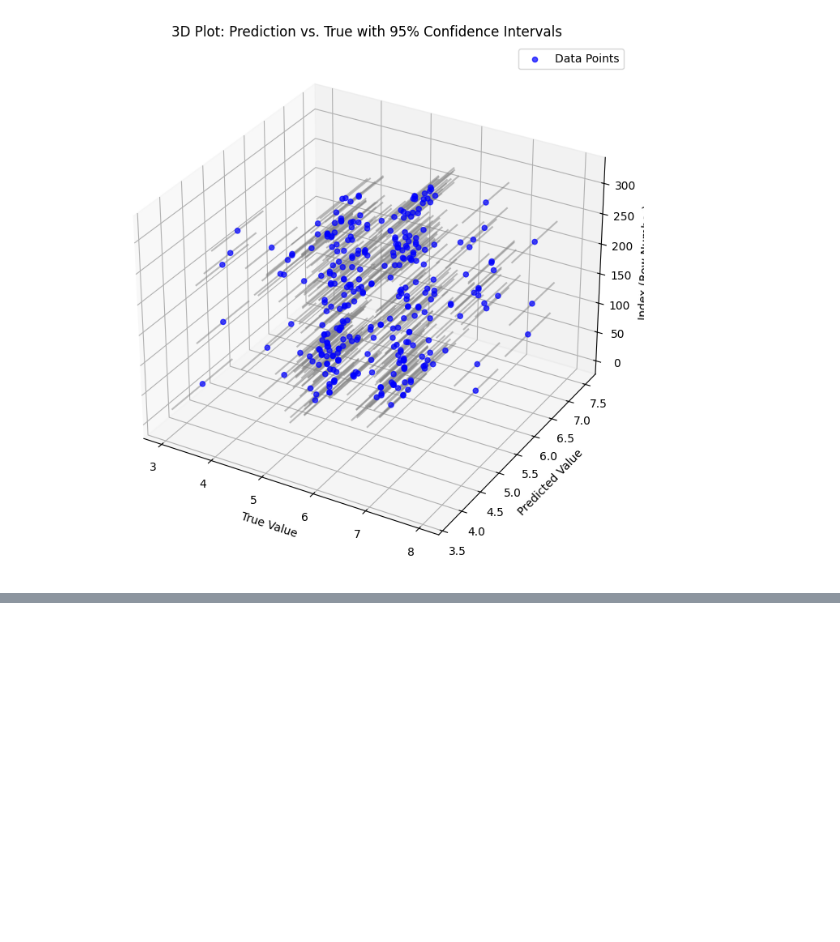
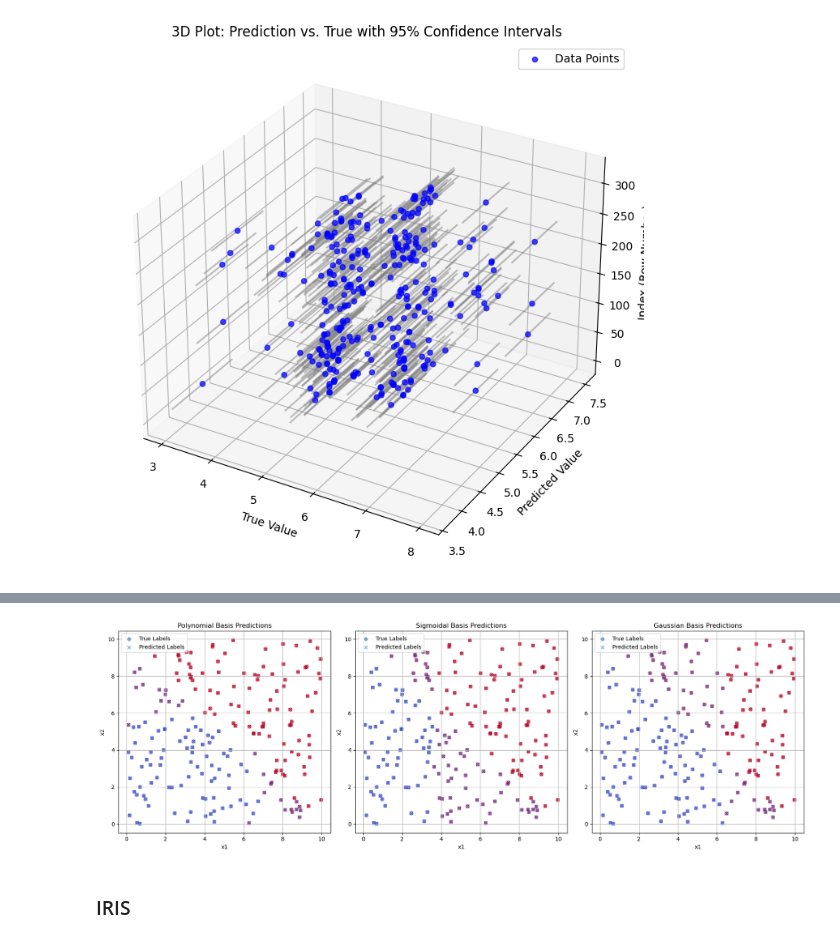
Before and after one commit to Daldossary/CS229_Project2, a Jupyter notebook: plots.ipynb, the cells around one changed output, grey strips where cells are left out. Saved outputs shown, nothing was run; the diff lists cells and outputs as text; code cells hidden in the pictures; blank space fills up the shorter version.

```diff
--- a/plots.ipynb
+++ b/plots.ipynb
@@ -202,0 +239,30 @@ plt.show()
+# %%
+def plot_predictions(data, title, color):
+    plt.scatter(data['x1'], data['x2'], c=data['true_label'], cmap='coolwarm', label='True Labels', alpha=0.6)
+    plt.scatter(data['x1'], data['x2'], c=data['predicted_label'], cmap='coolwarm', marker='x', label='Predicted Labels', alpha=0.6)
+    plt.title(title)
+    plt.xlabel('x1')
+    plt.ylabel('x2')
+    plt.legend()
+    plt.grid()
+# %%
+plt.figure(figsize=(18, 6))
+
+# Polynomial Basis
+plt.subplot(1, 3, 1)
+plot_predictions(poly_predictions, 'Polynomial Basis Predictions', 'blue')
+
+# Sigmoidal Basis
+plt.subplot(1, 3, 2)
+plot_predictions(sigmoid_predictions, 'Sigmoidal Basis Predictions', 'green')
+
+# Gaussian Basis
+plt.subplot(1, 3, 3)
+plot_predictions(gaussian_predictions, 'Gaussian Basis Predictions', 'red')
+
+plt.tight_layout()
+plt.show()
+# %% [output]
+[figure, added]
+# %% [markdown]
+### IRIS
```
Also changed, not shown: parts of 5 cells of this notebook, 1 other file.
